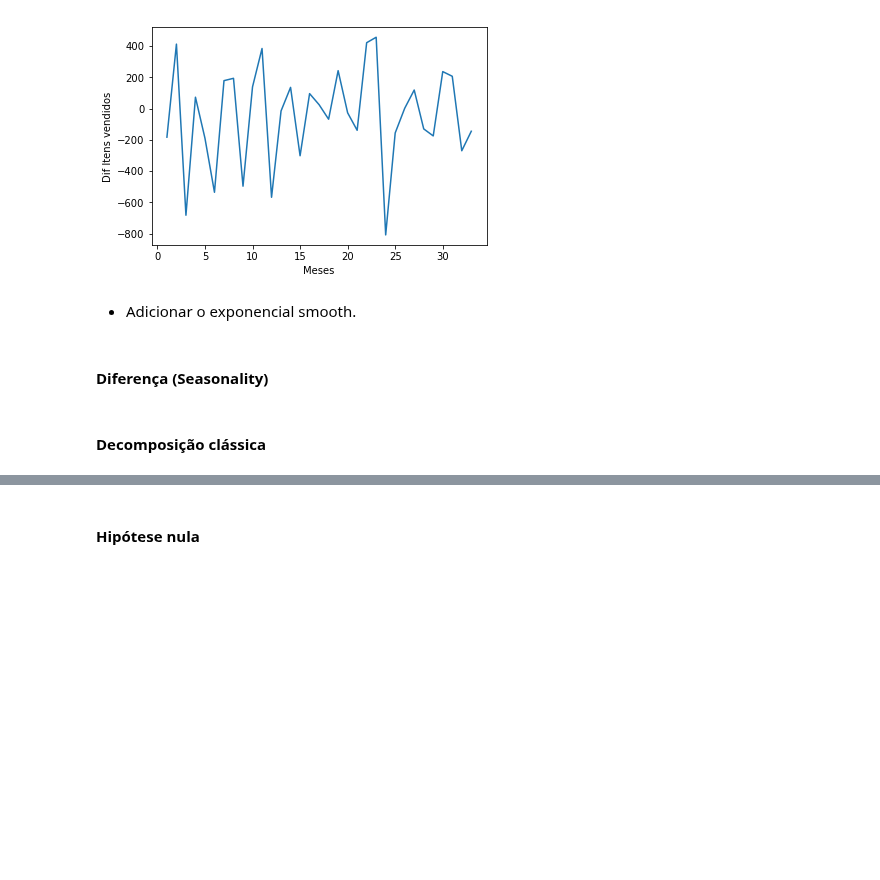
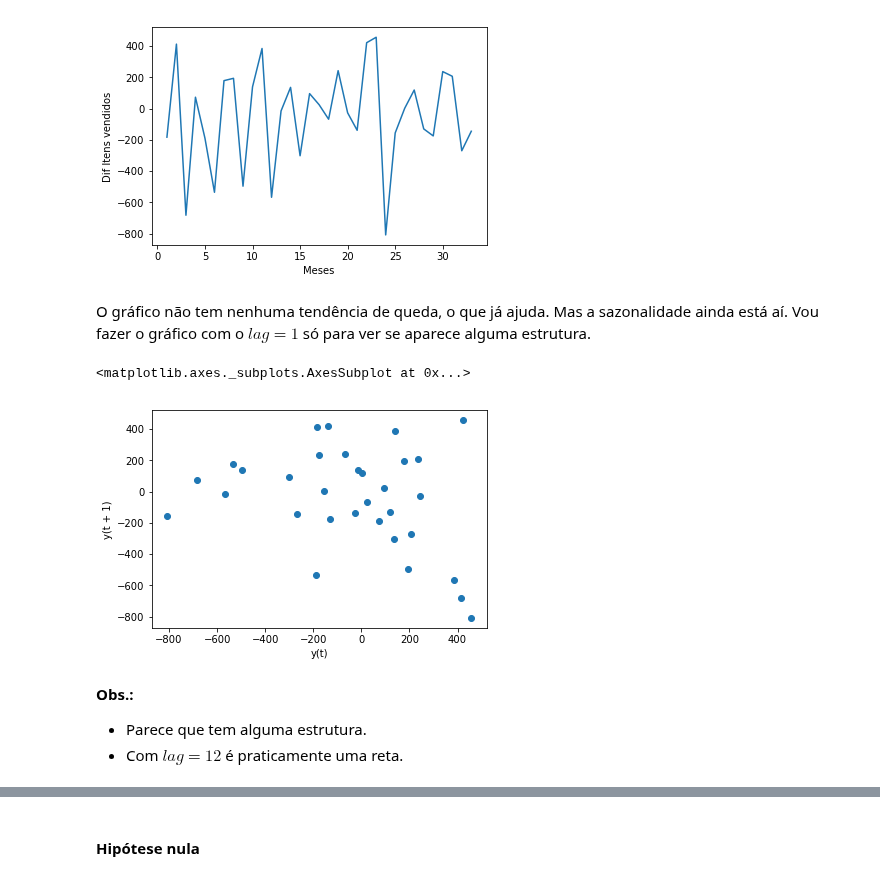
Before and after one commit to RGivisiez/Adv_ML, a Jupyter notebook: 4. ARIMA - SARIMA.ipynb, the cells around one changed output, grey strips where cells are left out. Cells and saved outputs as stored; diff of their text form; code cells hidden in the pictures; blank space fills up the shorter version.

```diff
--- a/4. ARIMA - SARIMA.ipynb
+++ b/4. ARIMA - SARIMA.ipynb
@@ -385,6 +409,6 @@ Diferenciar uma série é fazer $Y_{dif} = Y_t - Y_{t-1}$, neste caso a diferen
 # %%
 dif = 1
-items_sold_diff = items_sold.diff(dif).dropna(axis=0)
+items_sold_diff_t = items_sold.diff(dif).dropna(axis=0)
 # %%
 figure, ax1 = plt.subplots(1)
 
@@ -396,9 +420,14 @@ ax1.set_xlabel('Meses')
 plt.show()
 # %% [output]
 [figure]
-# %% [markdown]
-- Adicionar o exponencial smooth.
-# %% [markdown]
-#### Diferença (Seasonality)
-# %% [markdown]
-#### Decomposição clássica
+# %% [markdown]
+O gráfico não tem nenhuma tendência de queda, o que já ajuda. Mas a sazonalidade ainda está aí. Vou fazer o gráfico com o $lag=1$ só para ver se aparece alguma estrutura.
+# %%
+lag_plot(items_sold_diff_t, lag=1)
+# %% [output]
+<matplotlib.axes._subplots.AxesSubplot at 0x...>
+[figure, added]
+# %% [markdown]
+**Obs.:**
+- Parece que tem alguma estrutura.
+- Com $lag=12$ é praticamente uma reta.
```
Also changed, not shown: parts of 53 cells of this notebook.
